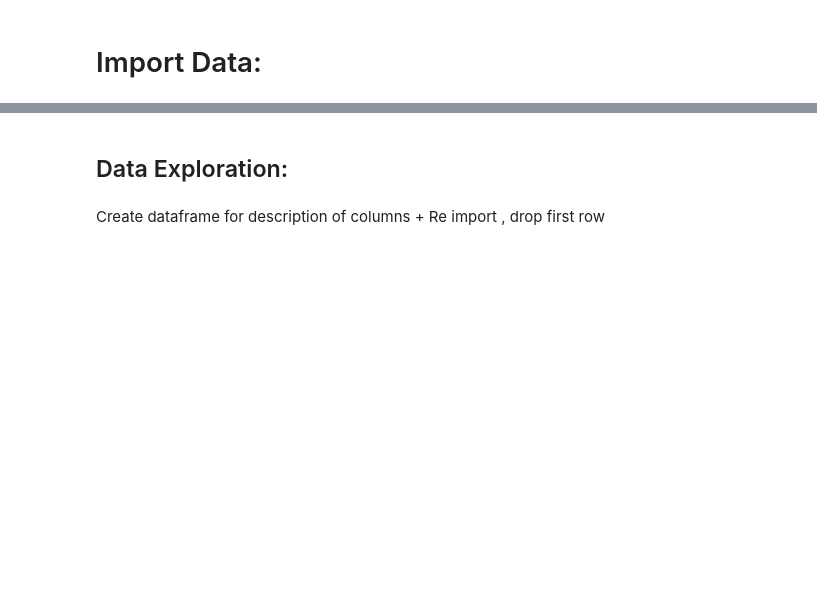
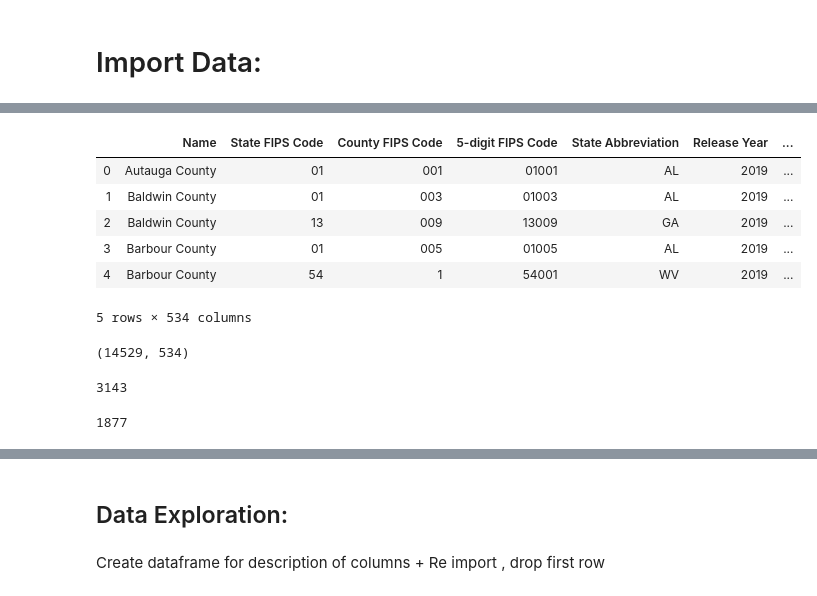
Before and after one commit to Matt-Newton998/Life_Expectancy-Mod04_Project, a Jupyter notebook: Matt_Initial_Workbook.ipynb, the cells around one changed output, grey strips where cells are left out. Drawn from its saved outputs; the diff is of its cells as text; code cells hidden in the pictures; blank space fills up the shorter version.

```diff
--- a/Matt_Initial_Workbook.ipynb
+++ b/Matt_Initial_Workbook.ipynb
@@ -35,0 +82,25 @@ Merge the table's into 1
+# %%
+# data_1 = data_1.T
+data_1.reset_index(inplace=True)
+data_1.head()
+# %% [output]
+|  | Name | State FIPS Code | County FIPS Code | 5-digit FIPS Code | State Abbreviation | Release Year | ... |
+| 0 | Autauga County | 01 | 001 | 01001 | AL | 2019 | ... |
+| 1 | Baldwin County | 01 | 003 | 01003 | AL | 2019 | ... |
+| 2 | Baldwin County | 13 | 009 | 13009 | GA | 2019 | ... |
+| 3 | Barbour County | 01 | 005 | 01005 | AL | 2019 | ... |
+| 4 | Barbour County | 54 | 1 | 54001 | WV | 2019 | ... |
+5 rows × 534 columns
+# %%
+data_1.shape
+# %% [output]
+(14529, 534)
+# %%
+len(cols_new)
+# %% [output]
+3143
+# %%
+cols_x = set(list(cols_new))
+len(cols_x)
+# %% [output]
+1877
```
Also changed, not shown: parts of 30 cells of this notebook, 2 other files.
